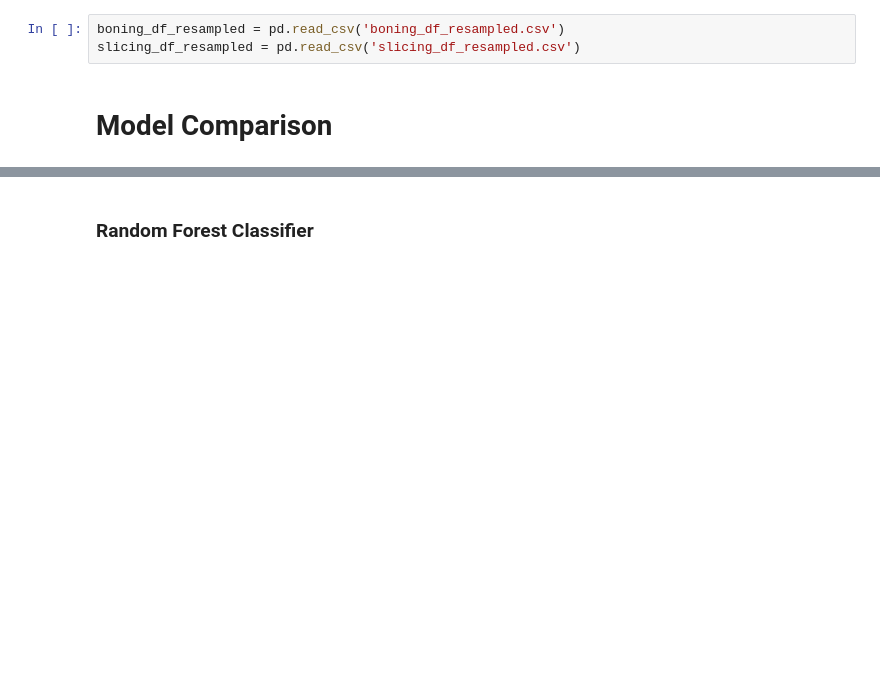
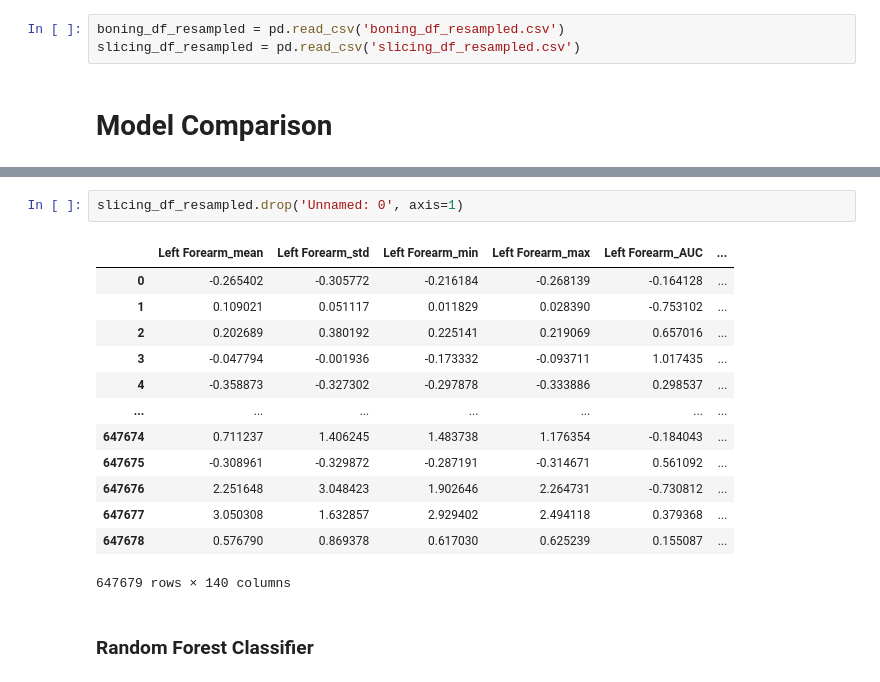
Before and after one commit to hengrvisal/knife_sharpness, a Jupyter notebook: Models.ipynb, the cells around one changed output, grey strips where cells are left out. Saved outputs shown, nothing was run; the diff lists cells and outputs as text; blank space fills up the shorter version.

```diff
--- a/Models.ipynb
+++ b/Models.ipynb
@@ -14,3 +31,19 @@ slicing_df_resampled = pd.read_csv('slicing_df_resampled.csv')
+# %%
+slicing_df_resampled.drop('Unnamed: 0', axis=1)
+# %% [output]
+|  | Left Forearm_mean | Left Forearm_std | Left Forearm_min | Left Forearm_max | Left Forearm_AUC | ... |
+| 0 | -0.265402 | -0.305772 | -0.216184 | -0.268139 | -0.164128 | ... |
+| 1 | 0.109021 | 0.051117 | 0.011829 | 0.028390 | -0.753102 | ... |
+| 2 | 0.202689 | 0.380192 | 0.225141 | 0.219069 | 0.657016 | ... |
+| 3 | -0.047794 | -0.001936 | -0.173332 | -0.093711 | 1.017435 | ... |
+| 4 | -0.358873 | -0.327302 | -0.297878 | -0.333886 | 0.298537 | ... |
+| ... | ... | ... | ... | ... | ... | ... |
+| 647674 | 0.711237 | 1.406245 | 1.483738 | 1.176354 | -0.184043 | ... |
+| 647675 | -0.308961 | -0.329872 | -0.287191 | -0.314671 | 0.561092 | ... |
+| 647676 | 2.251648 | 3.048423 | 1.902646 | 2.264731 | -0.730812 | ... |
+| 647677 | 3.050308 | 1.632857 | 2.929402 | 2.494118 | 0.379368 | ... |
+| 647678 | 0.576790 | 0.869378 | 0.617030 | 0.625239 | 0.155087 | ... |
+647679 rows × 140 columns
 # %% [markdown]
 ### **Random Forest Classifier**
 # %%
```
Also changed, not shown: parts of 8 cells of this notebook.
